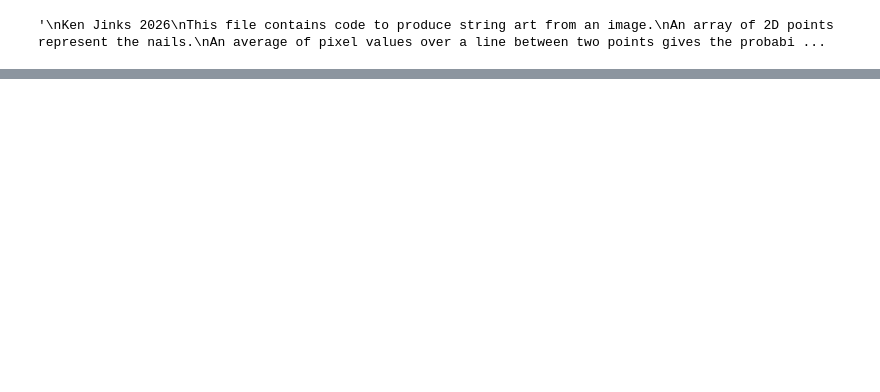
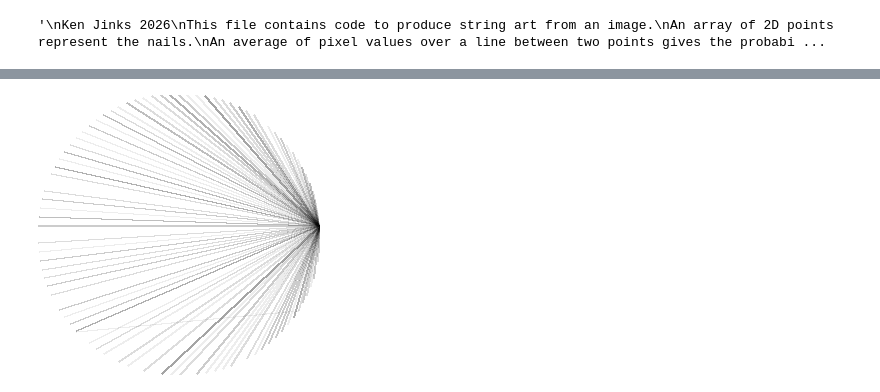
Before and after one commit to kjinks/StringOMatic, a Jupyter notebook: string_o_matic.ipynb, the cells around one changed output, grey strips where cells are left out. Cells and saved outputs as stored; diff of their text form; code cells hidden in the pictures; blank space fills up the shorter version.

```diff
--- a/string_o_matic.ipynb
+++ b/string_o_matic.ipynb
@@ -66,7 +66,7 @@ def sample_line_colour(x1: int, y1: int, x2: int, y2: int, image: Image.Image) -
 
     # Fancy-index all pixels at once, then average (stays in float until the end)
     pixels = img_array[ys, xs]          # shape: (num_pixels, 3)
-    avg = pixels.mean(axis=0)           # shape: (3,)
+    avg = np.median(pixels, axis=0)           # shape: (3,)
 
     return tuple(np.round(avg).astype(np.uint8).tolist())
 # %%
@@ -203,0 +204,56 @@ The distribution of pins.
+# %%
+'''
+Make a circle of pins
+'''
+width, height = string_image.size
+
+half_width = width//2
+half_height = height//2
+
+num_points = 100
+
+angles = np.linspace(0, 2 * np.pi, num_points, endpoint=False)
+xs = (half_width + half_width * np.cos(angles)).astype(int)
+ys = (half_height + half_width * np.sin(angles)).astype(int)
+pins = list(zip(xs, ys))
+# %%
+sample_image = string_image.convert("L")
+final_string_image = string_image.convert("RGB")
+string_width = 2
+sample_image_draw = ImageDraw.Draw(final_string_image , "RGBA")
+sample_image_draw.rectangle((0,0,final_string_image.width, final_string_image.height), fill="#ffffffff")
+string_colour = "#00000012"
+
+max_strings = 200
+
+random.seed(float(time.time()))
+
+pin_start = random.sample(pins, 1)
+pin_current = pin_start[0]
+
+max_samples = 100
+pin_index = -1
+
+for st in range(max_strings):
+    pin_sample = random.sample(pins, max_samples)
+
+
+    last_string_probability = -1
+
+    for sam in range(max_samples):
+        pin_test = pin_sample[sam]
+
+        string_probability = sample_line_colour(pin_current[0], pin_current[1], pin_test[0], pin_test[1], sample_image)[0]
+
+        if (string_probability < last_string_probability):
+            last_string_probability = string_probability
+            pin_index = sam
+
+
+    sample_image_draw.line((pin_current, pin_sample[pin_index]), fill=string_colour, width=string_width)
+    pin_current = pins[pin_index]
+
+
+display(final_string_image )
+# %% [output]
+[figure, added]
```
Also changed, not shown: parts of 5 cells of this notebook.
